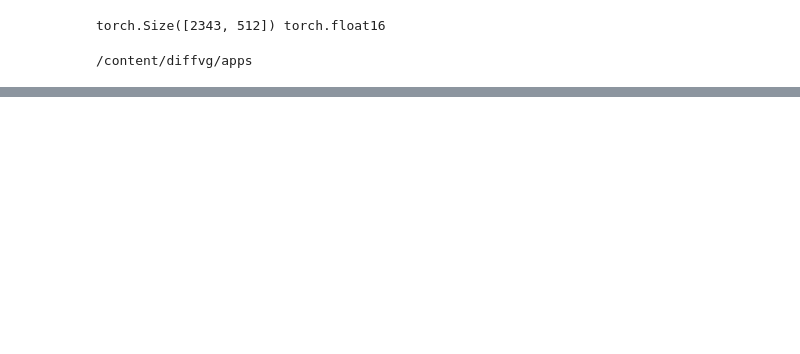
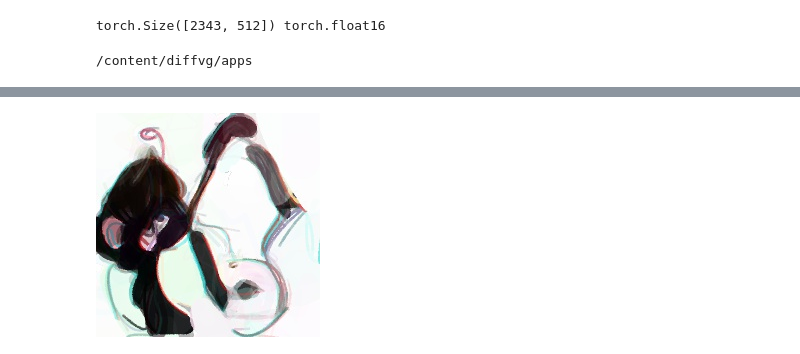
Before and after one commit to pschaldenbrand/StyleCLIPDraw, a Jupyter notebook: StyleCLIPDraw.ipynb, the cells around one changed output, grey strips where cells are left out. Cells and saved outputs as stored; diff of their text form; code cells hidden in the pictures; blank space fills up the shorter version.

```diff
--- a/StyleCLIPDraw.ipynb
+++ b/StyleCLIPDraw.ipynb
@@ -825,0 +836,6 @@ def style_clip_draw(prompt, style_path, \
+# %%
+img = style_clip_draw('A monkey playing guitar', 'https://raw.githubusercontent.com/pschaldenbrand/StyleCLIPDraw/master/images/tiktok.JPG',\
+                          num_iter=1000, style_opt_freq=5, style_opt_iter=50)
+show_img(img)
+# %% [output]
+[figure, added]
```
Also changed, not shown: parts of 8 cells of this notebook.
